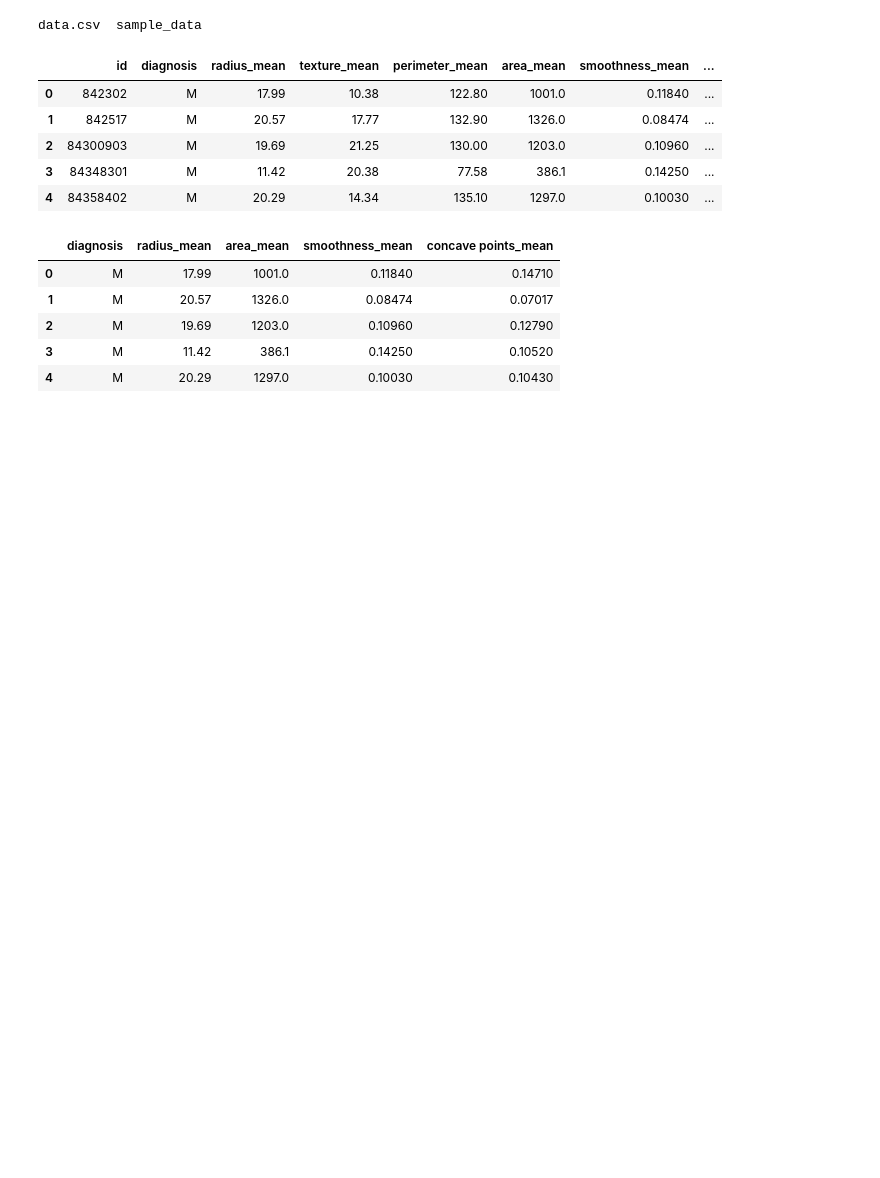
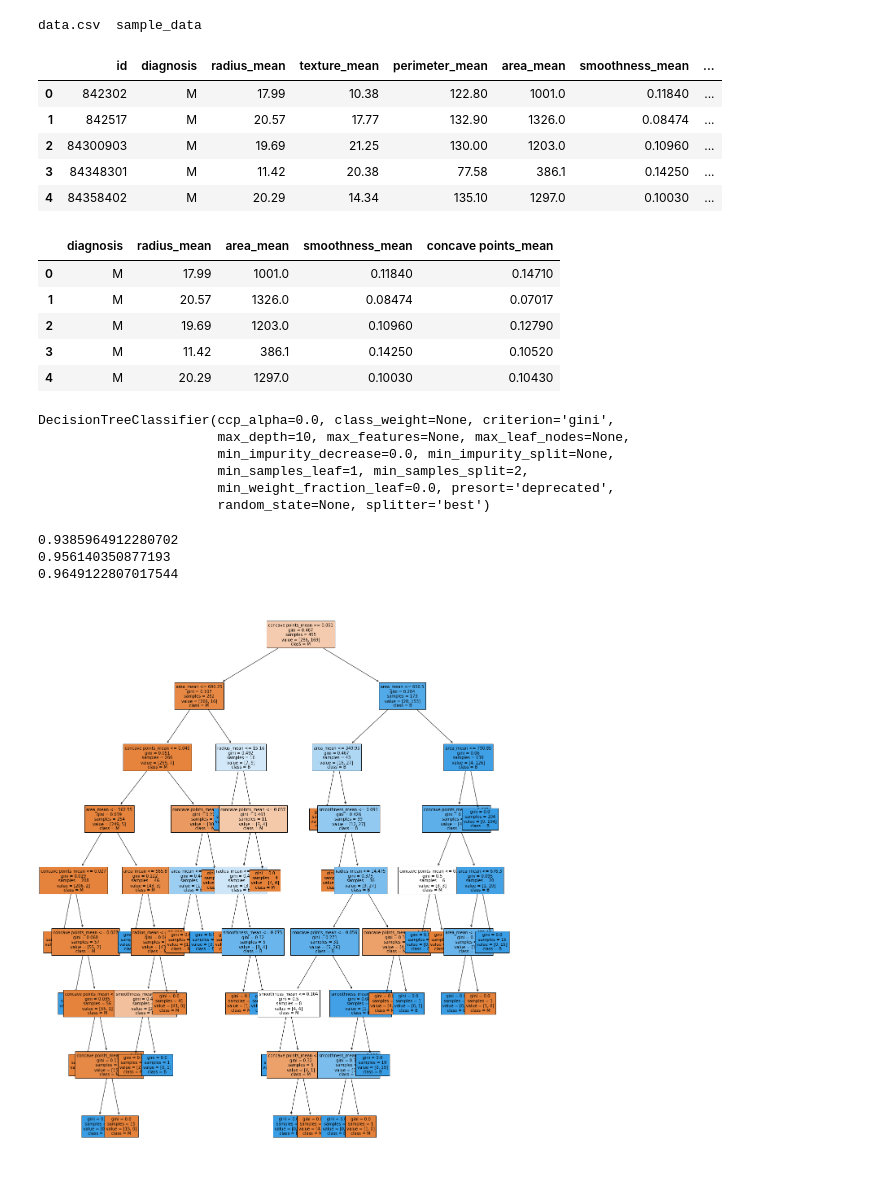
Before and after one commit to a-forty-two/COG-02082021, a Jupyter notebook: COG_DecisionTree.ipynb, the cells around one changed output. Drawn from its saved outputs; the diff is of its cells as text; code cells hidden in the pictures; blank space fills up the shorter version.

```diff
--- a/COG_DecisionTree.ipynb
+++ b/COG_DecisionTree.ipynb
@@ -42,3 +42,38 @@ from sklearn.tree import DecisionTreeClassifier
 dtree = DecisionTreeClassifier(max_depth=5)
 dtree_light = DecisionTreeClassifier(max_depth=3)
 dtree_deep = DecisionTreeClassifier(max_depth=10)
+dtree.fit(xtrain,ytrain)
+dtree_light.fit(xtrain,ytrain)
+dtree_deep.fit(xtrain,ytrain)
+# %% [output]
+DecisionTreeClassifier(ccp_alpha=0.0, class_weight=None, criterion='gini',
+                       max_depth=10, max_features=None, max_leaf_nodes=None,
+                       min_impurity_decrease=0.0, min_impurity_split=None,
+                       min_samples_leaf=1, min_samples_split=2,
+                       min_weight_fraction_leaf=0.0, presort='deprecated',
+                       random_state=None, splitter='best')
+# %%
+pred1 = dtree.predict(xtest)
+pred2 = dtree_light.predict(xtest)
+pred3 = dtree_deep.predict(xtest)
+from sklearn.metrics import accuracy_score
+
+score = accuracy_score(pred1,pred2)
+print(score)
+score = accuracy_score(pred2,pred3)
+print(score)
+score = accuracy_score(pred1,pred3)
+print(score)
+# %% [output]
+0.9385964912280702
+0.956140350877193
+0.9649122807017544
+# %%
+from sklearn.tree import plot_tree
+import matplotlib.pyplot as plt
+
+fig = plt.figure(figsize=(20,25))
+a= plot_tree(dtree_deep, feature_names=x.columns,fontsize = 10, filled=True, class_names=['M','B'])
+plt.show()
+# %% [output]
+[figure, added]
```
